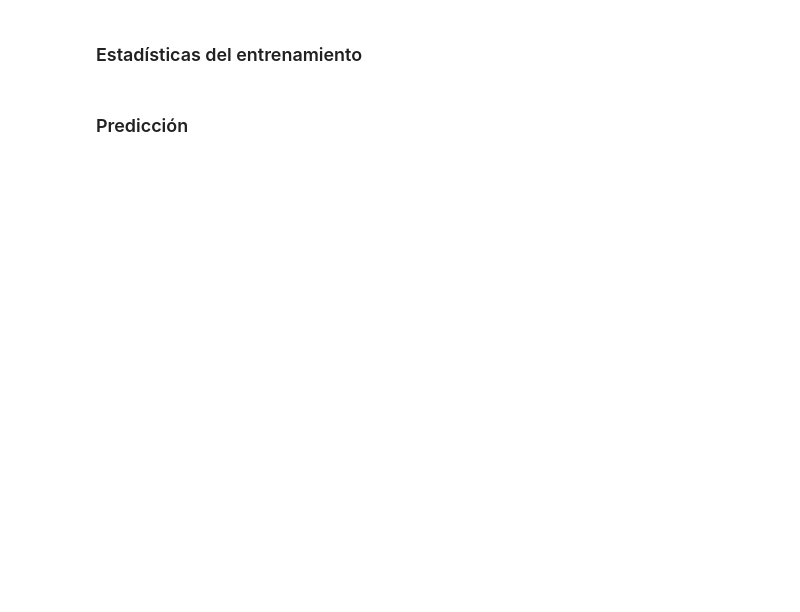
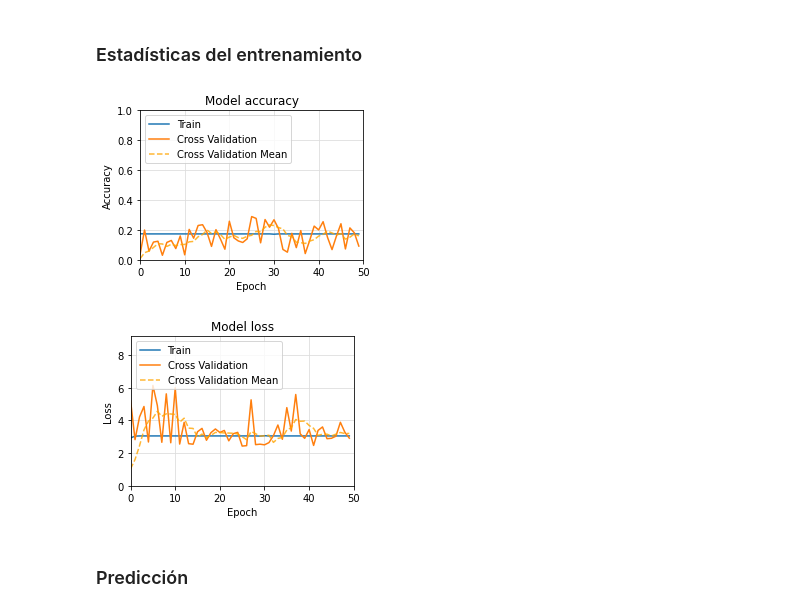
Before and after one commit to alvaro-lg/TFG, a Jupyter notebook: TFG.ipynb, the cells around one changed output. Saved outputs shown, nothing was run; the diff lists cells and outputs as text; code cells hidden in the pictures; blank space fills up the shorter version.

```diff
--- a/TFG.ipynb
+++ b/TFG.ipynb
@@ -390,7 +376,8 @@ wav_hdlr = Wav_handler(sampling_rate=SAMPLING_RATE, dir_path=PATH)
 mulaw_enc = Mu_law_encoder(mu=MU, n_bits=N_BITS, amps=AMPS)
 
 # Obtenemos el epoch actual
-current_epoch = min(df['epochs_trained'])
+current_epoch = min(df[(df['split'] == 'validation') |
+                    (df['split'] == 'train')]['epochs_trained'])
 
 print(f'Comenzando el entrenamiento del modelo (nº de epochs: {N_EPOCHS}, parámetros a entrenar: {np.sum([np.prod(v.get_shape()) for v in model.trainable_weights])})...')
 print('------------------------------------------------------------------------')
@@ -442,7 +429,8 @@ while current_epoch < N_EPOCHS:
         del dataset
 
     # Obtenemos los valores de cross validation
-    crossval_df = df[df['split'] == 'validation']
+    crossval_df = df[(df['epochs_trained'] <= current_epoch) &
+                      (df['split'] == 'validation')]
 
     print('Calculando pérdida para el conjunto de cross validation...')
 
@@ -464,12 +452,20 @@ while current_epoch < N_EPOCHS:
         # Calculamos la longitud
         length = int((LAST_ITEM - FIRST_ITEM) / BATCH_SIZE)
 
-        # Callbacks
+        # Callback
+        # Lineas para que el callback funcione con model.evaluate()
         cv_acc_logger = tf.keras.callbacks.CSVLogger('crossval_accuracy.csv', separator=",", append=True)
+        cv_acc_logger.on_test_begin = cv_acc_logger.on_train_begin
+        cv_acc_logger.on_test_batch_end = cv_acc_logger.on_epoch_end
+        cv_acc_logger.on_test_end = cv_acc_logger.on_train_end
 
         # Calculamos la pedida
         model.evaluate(dataset, steps=length, use_multiprocessing=True,\
                                     callbacks=[cv_acc_logger])
+
+        # Actualizamos el csv con el progreso del entrenamiento
+        df.loc[df['midi_filename'] == midi, 'epochs_trained'] = current_epoch + 1
+        set_dataframe(df, path='maestro-v3.0.0.csv')
 
         # Manual garbage collection
         del dataset
@@ -512,6 +555,30 @@ def plot_history(history):
 # %%
-for h in histories:
-    plot_history(h)
+history = dict()
+current_epoch = min(df[(df['split'] == 'validation') |
+                    (df['split'] == 'train')]['epochs_trained'])
+# %%
+# Training statistics processing
+training_data = pd.read_csv('training_accuracy.csv')
+training_acc = np.array(training_data['accuracy'])
+training_loss = np.array(training_data['loss'])
+
+train_step = int(len(training_data) / current_epoch)
+history['accuracy'] = np.array([np.mean(training_acc[i*train_step:(i+1)*train_step]) for i in range(0, current_epoch)])
+history['loss'] = np.array([np.mean(training_loss[i*train_step:(i+1)*train_step]) for i in range(0, current_epoch)])
+# %%
+# Validation statistics processing
+validation_data = pd.read_csv('crossval_accuracy.csv')
+validation_acc = np.array(validation_data['accuracy'])
+validation_loss = np.array(validation_data['loss'])
+
+validation_step = int(len(validation_data) / current_epoch)
+history['val_accuracy'] = np.array([np.mean(validation_acc[i*train_step:(i+1)*train_step]) for i in range(0, current_epoch)])
+history['val_loss'] = np.array([np.mean(validation_loss[i*train_step:(i+1)*train_step]) for i in range(0, current_epoch)])
+# %%
+plot_history(history, file=True)
+# %% [output]
+[figure, added]
+[figure, added]
 # %% [markdown]
 ### Predicción
 # %%
```
Also changed, not shown: parts of 17 cells of this notebook, 41 other files.
